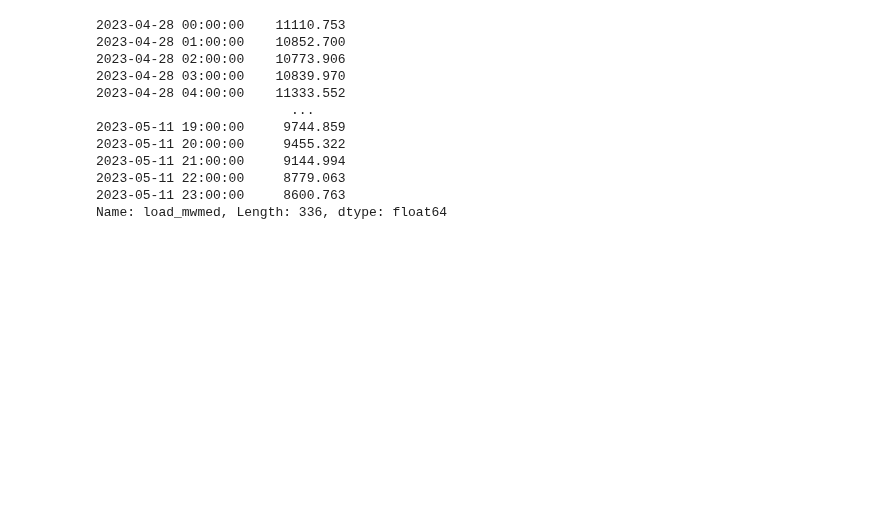
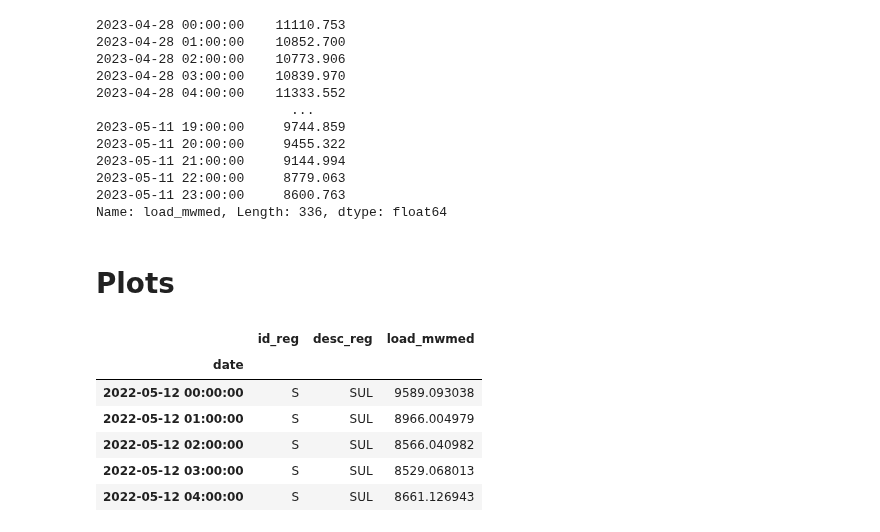
Before and after one commit to matheus-vizzotto/load_forecasting, a Jupyter notebook: src/model_tests2.ipynb, the cells around one changed output. Cells and saved outputs as stored; diff of their text form; code cells hidden in the pictures; blank space fills up the shorter version.

```diff
--- a/src/model_tests2.ipynb
+++ b/src/model_tests2.ipynb
@@ -240,3 +241,17 @@ forecast
 2023-05-11 22:00:00     8779.063
 2023-05-11 23:00:00     8600.763
 Name: load_mwmed, Length: 336, dtype: float64
+# %% [markdown]
+# Plots
+# %%
+data = ts.data
+# %%
+data.head()
+# %% [output]
+|  | id_reg | desc_reg | load_mwmed |
+| date |  |  |  |
+| 2022-05-12 00:00:00 | S | SUL | 9589.093038 |
+| 2022-05-12 01:00:00 | S | SUL | 8966.004979 |
+| 2022-05-12 02:00:00 | S | SUL | 8566.040982 |
+| 2022-05-12 03:00:00 | S | SUL | 8529.068013 |
+| 2022-05-12 04:00:00 | S | SUL | 8661.126943 |
```
Also changed, not shown: parts of 2 cells of this notebook, 2 other files.
